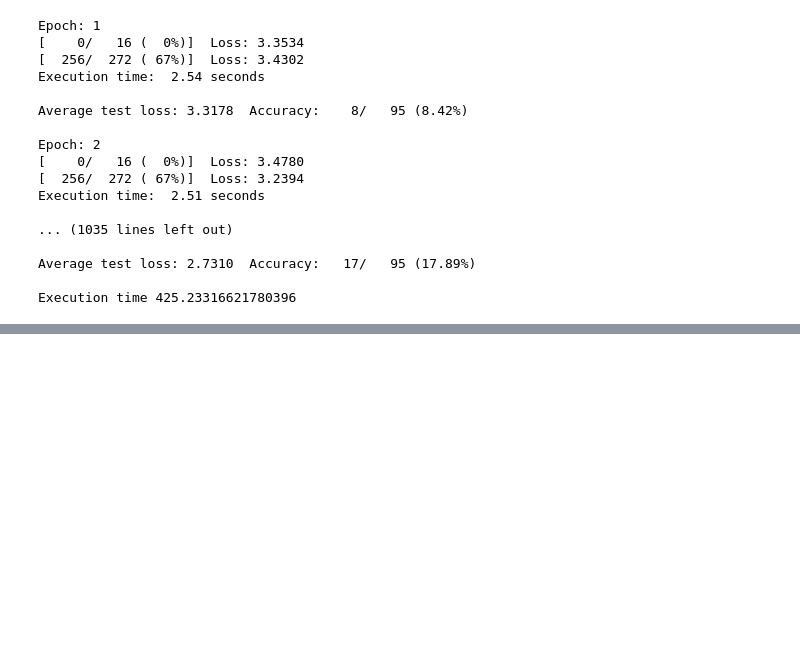
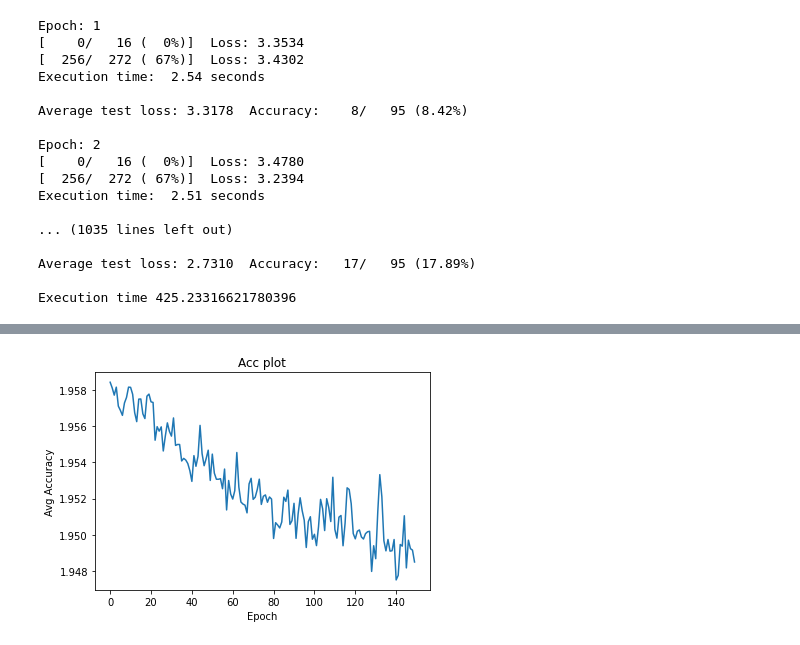
Before and after one commit to AmbiTyga/Bio-VI-BERT, a Jupyter notebook: Image Classifier.ipynb, the cells around one changed output, grey strips where cells are left out. Saved outputs shown, nothing was run; the diff lists cells and outputs as text; code cells hidden in the pictures; blank space fills up the shorter version.

```diff
--- a/Image Classifier.ipynb
+++ b/Image Classifier.ipynb
@@ -458,0 +574,12 @@ Execution time 425.23316621780396
+# %%
+# plt.plot(list(range(len(train_acc_history))),train_loss_history)
+plt.plot(list(range(len(test_acc_history))),test_acc_history)
+plt.title("Acc plot")
+plt.xlabel("Epoch")
+plt.ylabel("Avg Accuracy")
+# plt.legend(["val","train"])
+m=max(test_loss_history)
+t=max(train_loss_history)
+# plt.annotate(f"Max val acc: {m:0.2f}\nMax train acc: {t:0.2f}",(40,0.4))
+# %% [output]
+[figure, added]
```
Also changed, not shown: parts of 27 cells of this notebook.
